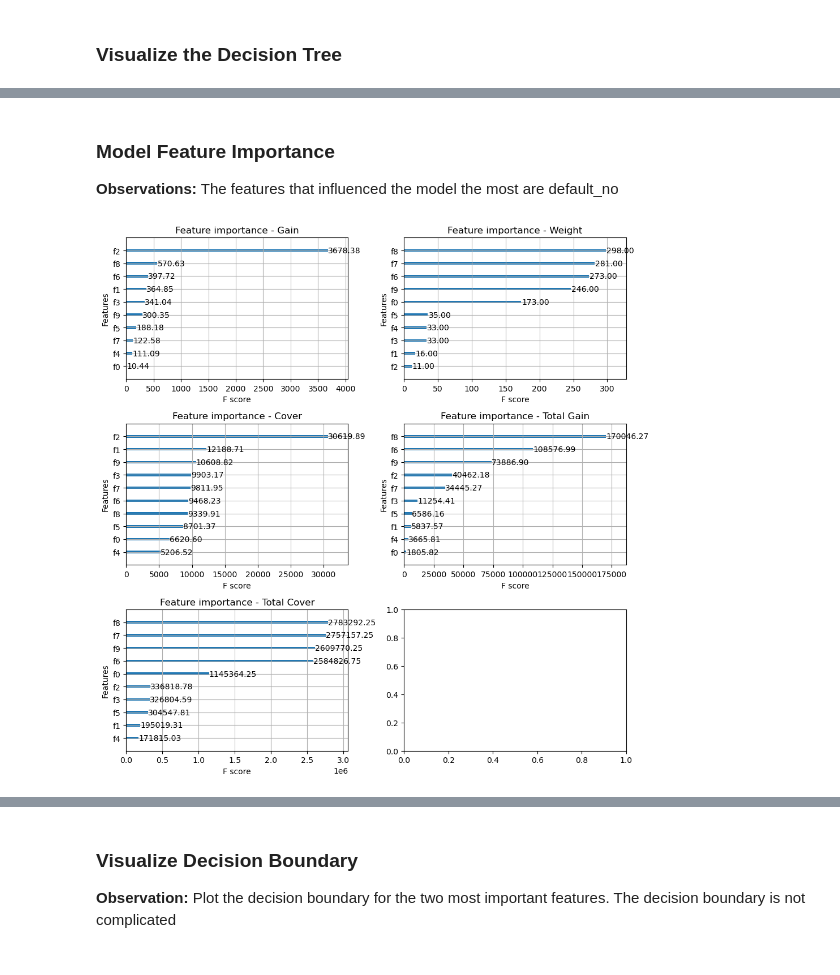
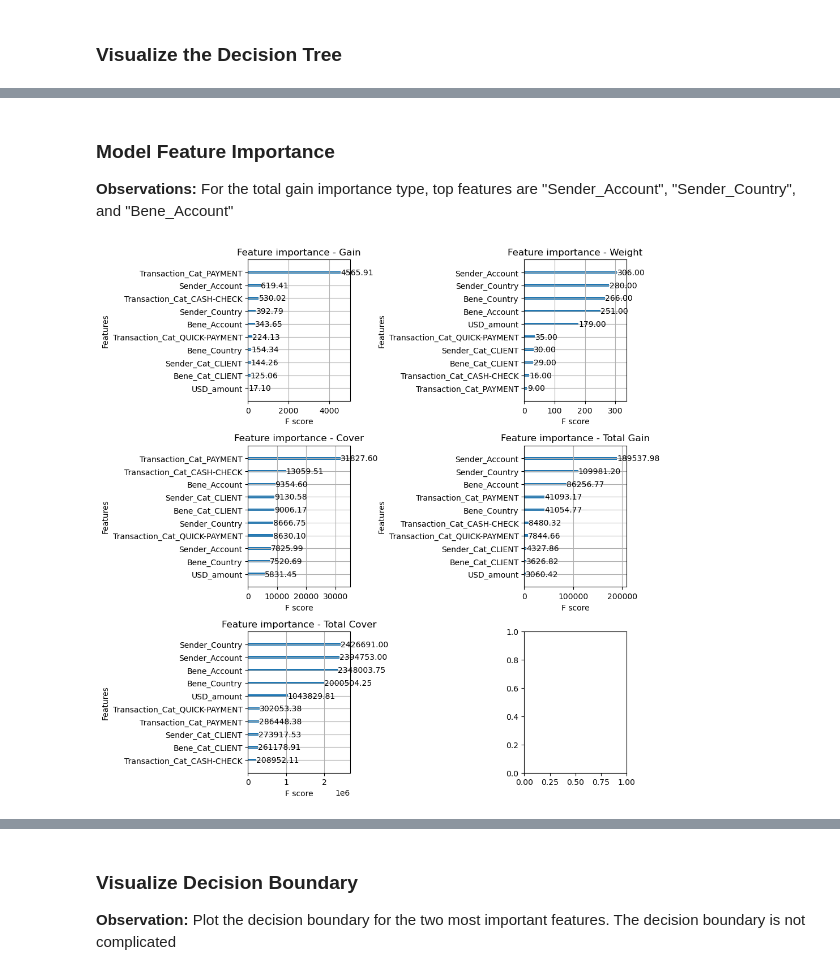
Before and after one commit to TLe2023/PaymentFraudDetection, a Jupyter notebook: Fraud_Detection_Low_Amount_Final.ipynb, the cells around one changed output, grey strips where cells are left out. Cells and saved outputs as stored; diff of their text form; code cells hidden in the pictures.

```diff
--- a/Fraud_Detection_Low_Amount_Final.ipynb
+++ b/Fraud_Detection_Low_Amount_Final.ipynb
@@ -337,8 +334,10 @@ X_train, y_train = undersample.fit_resample(X_train, y_train)
 # %%
-# fit and apply the transform
+# fit and apply the transform for oversampling
+X_cal, y_cal = oversample.fit_resample(X_cal_org, y_cal_org)
 X_test, y_test = oversample.fit_resample(X_test_org, y_test_org)
 # %%
-# fit and apply the transform
+# fit and apply the transform for undersampling
+X_cal, y_cal = undersample.fit_resample(X_cal, y_cal)
 X_test, y_test = undersample.fit_resample(X_test, y_test)
 # %% [markdown]
 #### View balancing results
@@ -590,0 +597,22 @@ findfont: Font family 'Helvetica' not found.
+# %%
+fig, ax = plt.subplots(nrows=3, ncols=1, figsize=(6, 12), sharey=True)
+
+common_params = {
+    "X": X_train,
+    "y": y_train,
+    "line_kw": {"marker": "o"},
+    "std_display_style": "fill_between",
+    "scoring": "accuracy",
+    "score_name": "Accuracy score",
+}
+ax_idx = 0
+grid_positions = [0, 1, 2]
+for name, grid in grid_list.items():
+    estimator = grid.best_estimator_
+    LearningCurveDisplay.from_estimator(estimator, **common_params, ax=ax[grid_positions[ax_idx]])
+    handles, label = ax[grid_positions[ax_idx]].get_legend_handles_labels()
+    ax[grid_positions[ax_idx]].legend(handles[:2], ["Training Score", "Validation Score"])
+    ax[grid_positions[ax_idx]].set_title(f"Learning Curve for {name} classifier")
+    ax_idx = ax_idx + 1
+fig.tight_layout(pad = 2.5)
+plt.savefig('images/learning_curves.png')
@@ -779,10 +771,8 @@ plt.savefig('images/learning_curves.png')
 # %%
 selected_model_name = 'XGB'
 selected_display_name = f"{selected_model_name} - Improved"
-selected_grid = grid_list[selected_model_name]
-selected_clf = selected_grid.best_estimator_
-selected_feature_names = selected_clf[:-1].get_feature_names_out()
-model = selected_clf[-1]
+selected_clf = clf_list[selected_model_name]
+model = selected_clf.calibrated_classifiers_[0].estimator
 # %% [markdown]
 ### Classification Report and Confusion Matrix
 # %%
@@ -846,22 +818,22 @@ graph.render(format="png", filename="images/tree99")
 graph
 # %% [output]
 [drawing not drawn]
-# %% [markdown]
-### Model Feature Importance
-
-**Observations:**
-The features that influenced the model the most are default_no
+# %% [markdown]
+### Model Feature Importance
+
+**Observations:**
+For the total gain importance type, top features are "Sender_Account", "Sender_Country", and "Bene_Account"
 # %%
 #Plot feature importance
 fig, axes = plt.subplots(3, 2, figsize=(10, 10))
-xgb.plot_importance(selected_clf[-1], importance_type='gain', values_format = '{v:.2f}', title='Feature importance - Gain', ax = axes[0,0])
-xgb.plot_importance(selected_clf[-1], importance_type='weight', values_format = '{v:.2f}', title='Feature importance - Weight', ax = axes[0,1])
-xgb.plot_importance(selected_clf[-1], importance_type='cover', values_format = '{v:.2f}', title='Feature importance - Cover', ax = axes[1,0])
-xgb.plot_importance(selected_clf[-1], importance_type='total_gain', values_format = '{v:.2f}', title='Feature importance - Total Gain', ax = axes[1,1])
-xgb.plot_importance(selected_clf[-1], importance_type='total_cover', values_format = '{v:.2f}', title='Feature importance - Total Cover', ax = axes[2,0])
+xgb.plot_importance(model, importance_type='gain', values_format = '{v:.2f}', title='Feature importance - Gain', ax = axes[0,0])
+xgb.plot_importance(model, importance_type='weight', values_format = '{v:.2f}', title='Feature importance - Weight', ax = axes[0,1])
+xgb.plot_importance(model, importance_type='cover', values_format = '{v:.2f}', title='Feature importance - Cover', ax = axes[1,0])
+xgb.plot_importance(model, importance_type='total_gain', values_format = '{v:.2f}', title='Feature importance - Total Gain', ax = axes[1,1])
+xgb.plot_importance(model, importance_type='total_cover', values_format = '{v:.2f}', title='Feature importance - Total Cover', ax = axes[2,0])
 plt.tight_layout()
 # %% [output]
-[figure, old version]
+[figure, new version]
 # %%
 #Another view of feature importance
 importance_types = ['gain', 'weight', 'cover', 'total_gain', 'total_cover']
```
Also changed, not shown: parts of 70 cells of this notebook, 49 other files.
